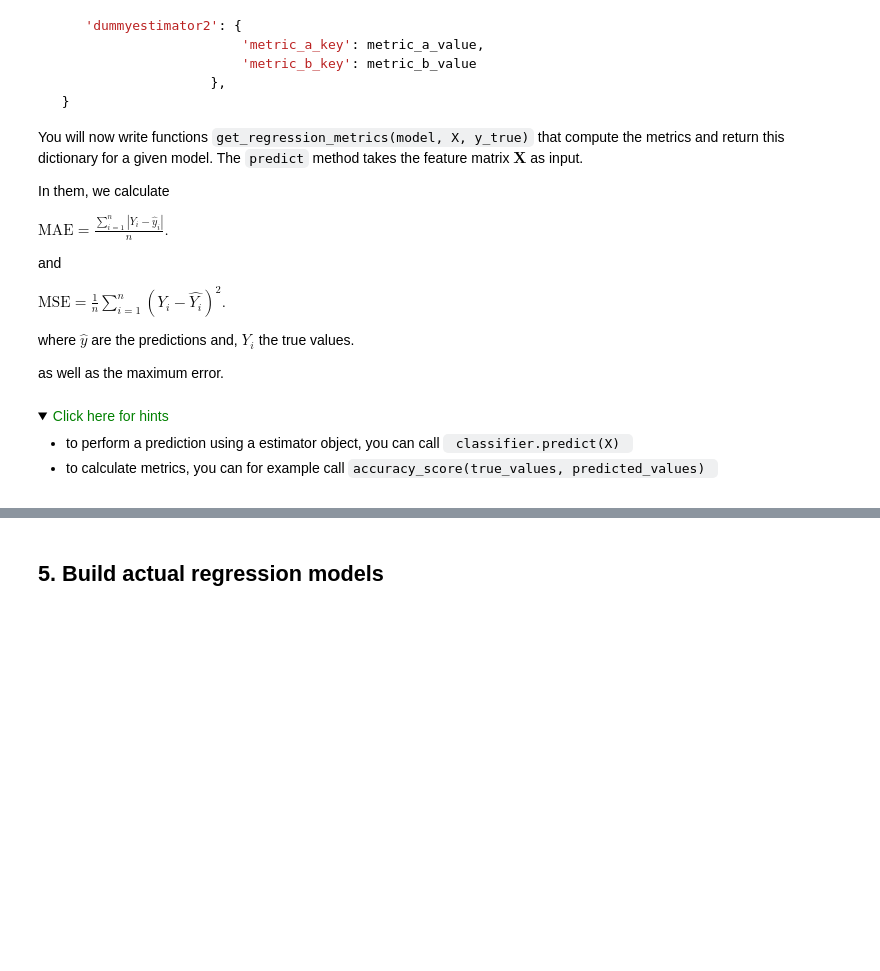
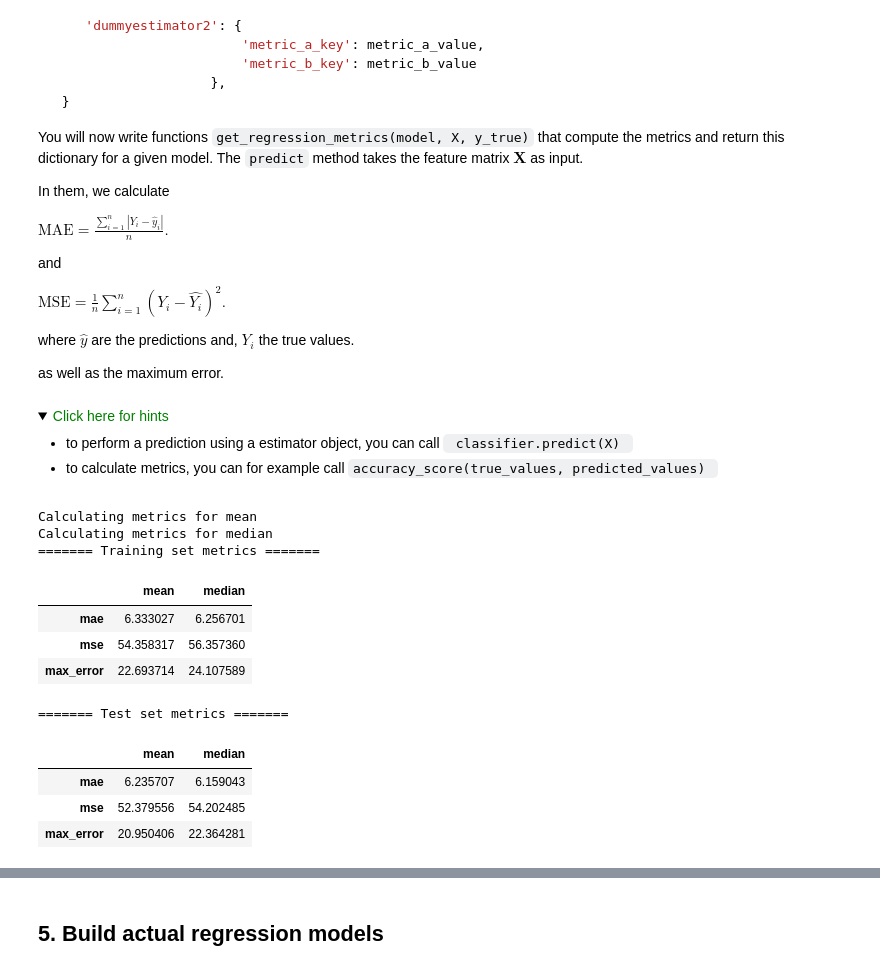
Before and after one commit to marouchkaheck/ml_project_ch315, a Jupyter notebook: groupL_block3_project.ipynb, the cells around one changed output, grey strips where cells are left out. Cells and saved outputs as stored; diff of their text form; code cells hidden in the pictures; folded sections open; blank space fills up the shorter version.

```diff
--- a/groupL_block3_project.ipynb
+++ b/groupL_block3_project.ipynb
@@ -807,11 +865,11 @@ def get_regression_metrics(model, X, y_true):
     X: feature matrix
     y_true: ground truth labels
     """
-    y_predicted = model.predict(#fillme)
+    y_predicted = model.predict(X)
 
-    mae = mean_absolute_error(#fillme)
-    mse = mean_squared_error(#fillme)
-    maximum_error = max_error(#fillme)
+    mae = mean_absolute_error(y_true, y_predicted)
+    mse = mean_squared_error(y_true, y_predicted)
+    maximum_error = max_error(y_true, y_predicted)
 
     metrics_dict = {
         'mae': mae,
@@ -828,11 +886,29 @@ dummy_regressors = [
 # %%
 dummy_regressor_results_test = {} # initialize empty dictionary
 dummy_regressor_results_train = {}
 
 # loop over the dummy_regressor list
 # if you have a tuple regressorname, regressor = (a, b) that is automatically expanded into the variables
 # a = regressorname, b = regressor
 for regressorname, regressor in dummy_regressors:
     print(f"Calculating metrics for {regressorname}")
-    dummy_regressor_results_test[regressorname] = get_regression_metrics(#fillme)
-    dummy_regressor_results_train[regressorname] = get_regression_metrics(#fillme)
+    dummy_regressor_results_test[regressorname] = get_regression_metrics(regressor, df_test_stratified[FEATURES], df_test_stratified[TARGET])
+    dummy_regressor_results_train[regressorname] = get_regression_metrics(regressor, df_train_stratified[FEATURES], df_train_stratified[TARGET])
+
+print("======= Training set metrics =======")
+display(pd.DataFrame(dummy_regressor_results_train))
+print("======= Test set metrics =======")
+display(pd.DataFrame(dummy_regressor_results_test))
+# %% [output]
+Calculating metrics for mean
+Calculating metrics for median
+======= Training set metrics =======
+|  | mean | median |
+| mae | 6.333027 | 6.256701 |
+| mse | 54.358317 | 56.357360 |
+| max_error | 22.693714 | 24.107589 |
+======= Test set metrics =======
+|  | mean | median |
+| mae | 6.235707 | 6.159043 |
+| mse | 52.379556 | 54.202485 |
+| max_error | 20.950406 | 22.364281 |
```
Also changed, not shown: parts of 8 cells of this notebook.
